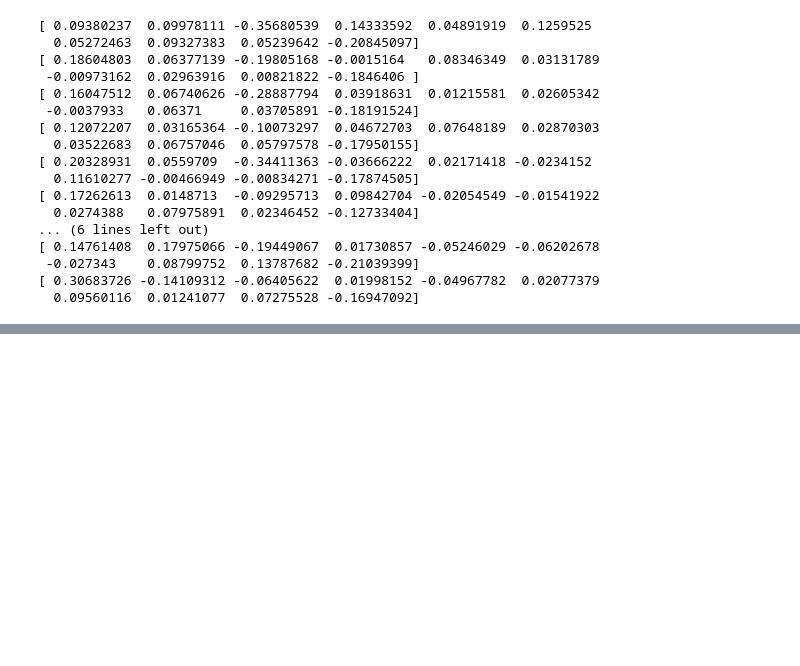
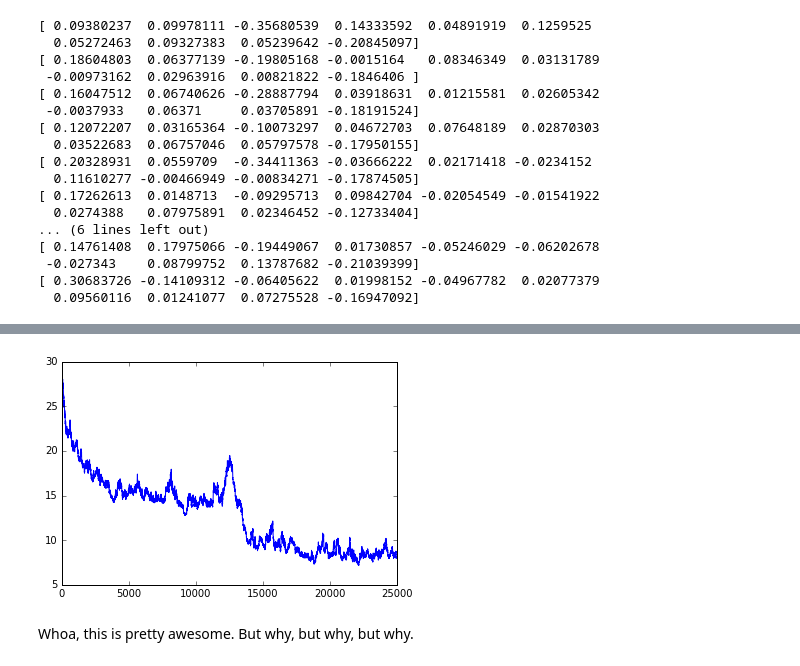
Before and after one commit to rmoehn/easy21, a Jupyter notebook: python/notebooks/Easy21.ipynb, the cells around one changed output, grey strips where cells are left out. Drawn from its saved outputs; the diff is of its cells as text; code cells hidden in the pictures; blank space fills up the shorter version.

```diff
--- a/python/notebooks/Easy21.ipynb
+++ b/python/notebooks/Easy21.ipynb
@@ -108,0 +114,7 @@ dev.plot_learning_rate(monte_carlo_V, dev.train_Qs_linfa(100000, 0.5, 0.005))
+# %%
+feature = linfa.prepare_feature(linfa.ex_feature_slow)
+dev.plot_learning_rate(monte_carlo_V, dev.train_Qs_linfa(25000, 0.5, 0.01, feature))
+# %% [output]
+[figure, added]
+# %% [markdown]
+Whoa, this is pretty awesome. But why, but why, but why.
```
Also changed, not shown: parts of 6 cells of this notebook, 2 other files.
